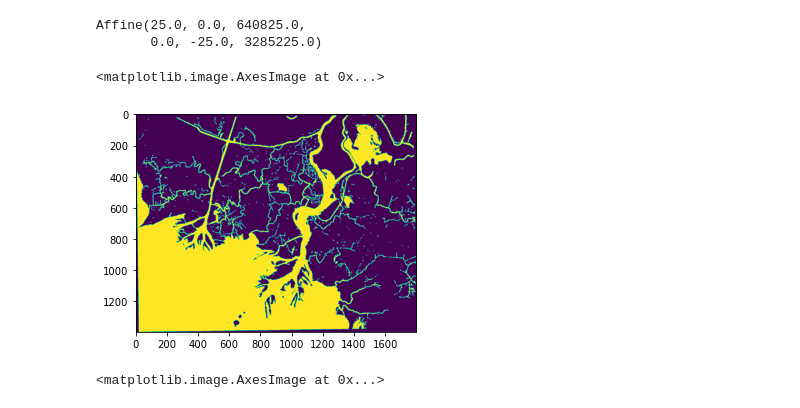
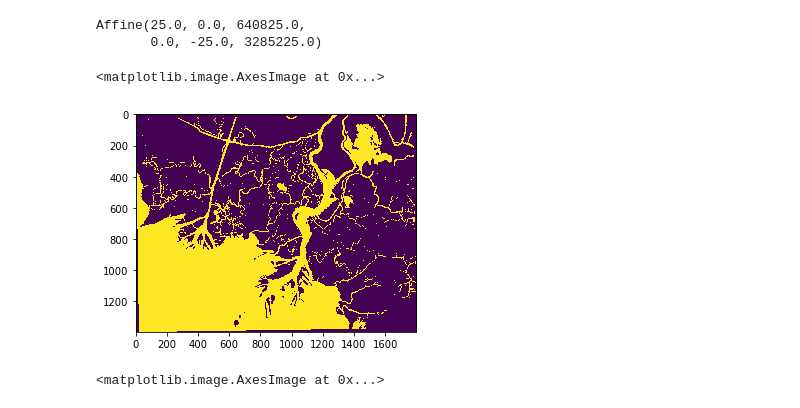
Before and after one commit to simard-landscape-lab/orinoco, a Jupyter notebook: notebooks/examples/1 - Make River Network.ipynb, the cells around one changed output. Saved outputs shown, nothing was run; the diff lists cells and outputs as text; code cells hidden in the pictures.

```diff
--- a/notebooks/examples/1 - Make River Network.ipynb
+++ b/notebooks/examples/1 - Make River Network.ipynb
@@ -58,10 +58,10 @@ transform
 Affine(25.0, 0.0, 640825.0,
        0.0, -25.0, 3285225.0)
 # %%
-plt.imshow(water_mask)
+plt.imshow(water_mask, interpolation='none')
 # %% [output]
 <matplotlib.image.AxesImage at 0x...>
-[figure, old version]
+[figure, new version]
 # %%
 with rasterio.open(products_for_map_dir/'ocean_mask.tif') as ds:
     ocean_mask = ds.read(1)
```
Also changed, not shown: parts of 5 cells of this notebook, 5 other files.
